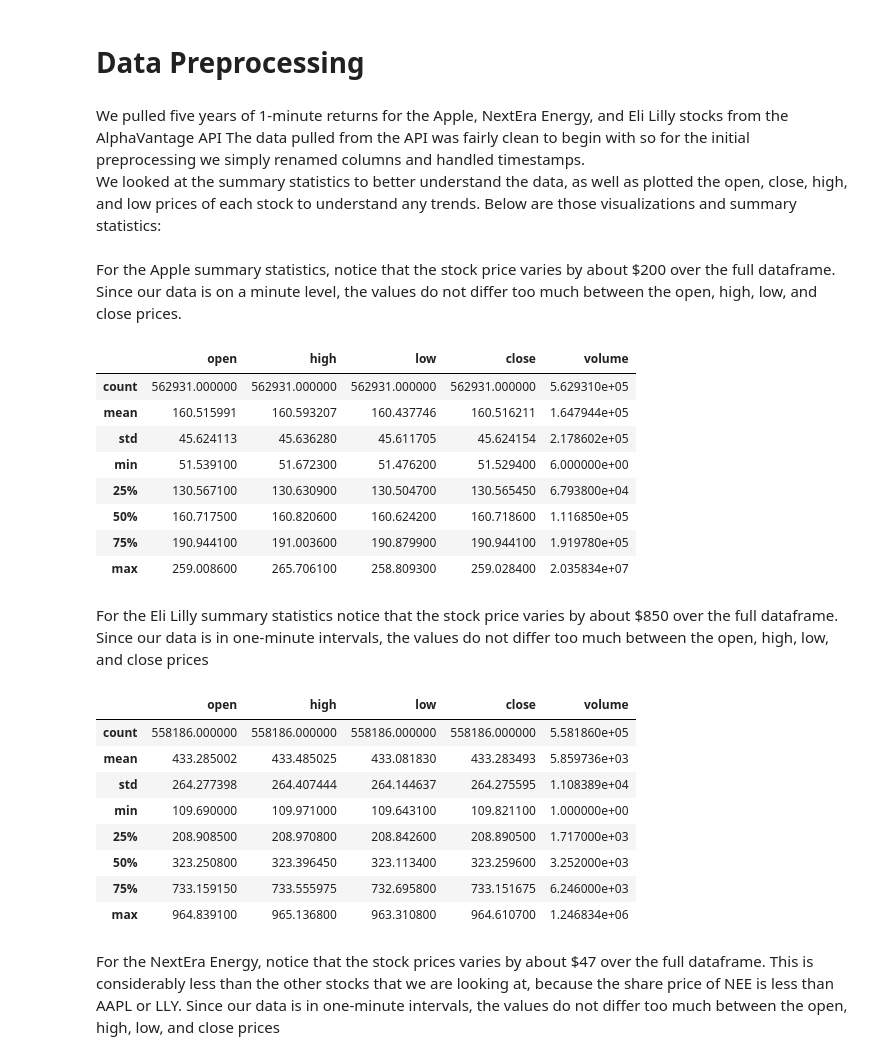
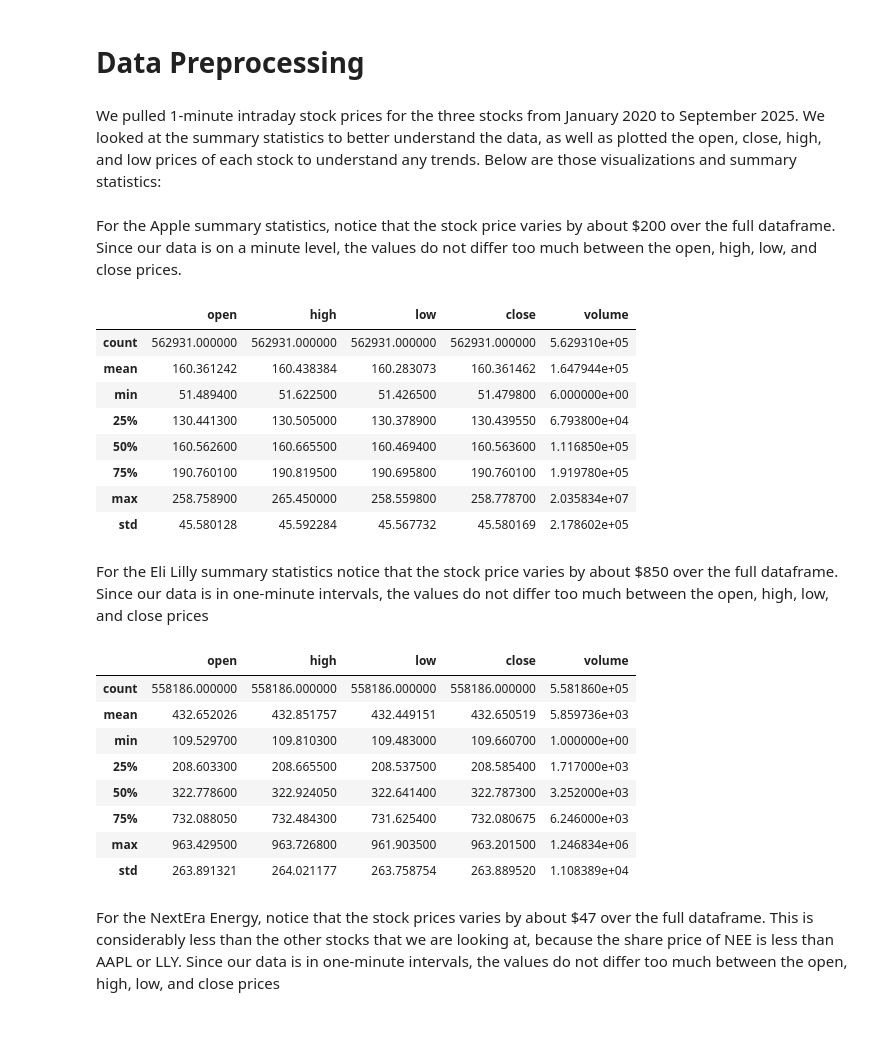
Before and after one commit to asalpert/msdas_practicum-project, a Jupyter notebook: second_report_final.ipynb, the cells around one changed output. Saved outputs shown, nothing was run; the diff lists cells and outputs as text; code cells hidden in the pictures; blank space fills up the shorter version.

```diff
--- a/second_report_final.ipynb
+++ b/second_report_final.ipynb
@@ -25,9 +40,7 @@ from arch import arch_model
 # %% [markdown]
 # Data Preprocessing
 # %% [markdown]
-We pulled five years of 1-minute returns for the Apple, NextEra Energy, and Eli Lilly stocks from the AlphaVantage API
-The data pulled from the API was fairly clean to begin with so for the initial preprocessing we simply renamed columns and handled timestamps.\
-We looked at the summary statistics to better understand the data, as well as plotted the open, close, high, and low prices of each stock to understand any trends. Below are those visualizations and summary statistics:
+We pulled 1-minute intraday stock prices for the three stocks from January 2020 to September 2025. We looked at the summary statistics to better understand the data, as well as plotted the open, close, high, and low prices of each stock to understand any trends. Below are those visualizations and summary statistics:
 # %%
 # Read Data
 aapl_df = pd.read_csv("data_files/AAPL_combined.csv.gz")
@@ -50,6 +63,7 @@ def data_preprocess(df):
 
     # Handle data types
     df['timestamp'] = pd.to_datetime(df['timestamp'])
+    df.set_index('timestamp')
 
     return df
 
@@ -59,31 +73,31 @@ nee_df = data_preprocess(nee_df)
 # %% [markdown]
 For the Apple summary statistics, notice that the stock price varies by about $200 over the full dataframe. Since our data is on a minute level, the values do not differ too much between the open, high, low, and close prices.
 # %%
-aapl_df.describe()
+aapl_df.describe().drop("timestamp", axis=1)
 # %% [output]
 |  | open | high | low | close | volume |
 | count | 562931.000000 | 562931.000000 | 562931.000000 | 562931.000000 | 5.629310e+05 |
-| mean | 160.515991 | 160.593207 | 160.437746 | 160.516211 | 1.647944e+05 |
-| std | 45.624113 | 45.636280 | 45.611705 | 45.624154 | 2.178602e+05 |
-| min | 51.539100 | 51.672300 | 51.476200 | 51.529400 | 6.000000e+00 |
-| 25% | 130.567100 | 130.630900 | 130.504700 | 130.565450 | 6.793800e+04 |
-| 50% | 160.717500 | 160.820600 | 160.624200 | 160.718600 | 1.116850e+05 |
-| 75% | 190.944100 | 191.003600 | 190.879900 | 190.944100 | 1.919780e+05 |
-| max | 259.008600 | 265.706100 | 258.809300 | 259.028400 | 2.035834e+07 |
+| mean | 160.361242 | 160.438384 | 160.283073 | 160.361462 | 1.647944e+05 |
+| min | 51.489400 | 51.622500 | 51.426500 | 51.479800 | 6.000000e+00 |
+| 25% | 130.441300 | 130.505000 | 130.378900 | 130.439550 | 6.793800e+04 |
+| 50% | 160.562600 | 160.665500 | 160.469400 | 160.563600 | 1.116850e+05 |
+| 75% | 190.760100 | 190.819500 | 190.695800 | 190.760100 | 1.919780e+05 |
+| max | 258.758900 | 265.450000 | 258.559800 | 258.778700 | 2.035834e+07 |
+| std | 45.580128 | 45.592284 | 45.567732 | 45.580169 | 2.178602e+05 |
 # %% [markdown]
 For the Eli Lilly summary statistics notice that the stock price varies by about $850 over the full dataframe. Since our data is in one-minute intervals, the values do not differ too much between the open, high, low, and close prices
 # %%
-lly_df.describe()
+lly_df.describe().drop("timestamp", axis=1)
 # %% [output]
 |  | open | high | low | close | volume |
 | count | 558186.000000 | 558186.000000 | 558186.000000 | 558186.000000 | 5.581860e+05 |
-| mean | 433.285002 | 433.485025 | 433.081830 | 433.283493 | 5.859736e+03 |
-| std | 264.277398 | 264.407444 | 264.144637 | 264.275595 | 1.108389e+04 |
-| min | 109.690000 | 109.971000 | 109.643100 | 109.821100 | 1.000000e+00 |
-| 25% | 208.908500 | 208.970800 | 208.842600 | 208.890500 | 1.717000e+03 |
-| 50% | 323.250800 | 323.396450 | 323.113400 | 323.259600 | 3.252000e+03 |
-| 75% | 733.159150 | 733.555975 | 732.695800 | 733.151675 | 6.246000e+03 |
-| max | 964.839100 | 965.136800 | 963.310800 | 964.610700 | 1.246834e+06 |
+| mean | 432.652026 | 432.851757 | 432.449151 | 432.650519 | 5.859736e+03 |
+| min | 109.529700 | 109.810300 | 109.483000 | 109.660700 | 1.000000e+00 |
+| 25% | 208.603300 | 208.665500 | 208.537500 | 208.585400 | 1.717000e+03 |
+| 50% | 322.778600 | 322.924050 | 322.641400 | 322.787300 | 3.252000e+03 |
+| 75% | 732.088050 | 732.484300 | 731.625400 | 732.080675 | 6.246000e+03 |
+| max | 963.429500 | 963.726800 | 961.903500 | 963.201500 | 1.246834e+06 |
+| std | 263.891321 | 264.021177 | 263.758754 | 263.889520 | 1.108389e+04 |
 # %% [markdown]
 For the NextEra Energy, notice that the stock prices varies by about $47 over the full dataframe. This is considerably less than the other stocks that we are looking at, because the share price of NEE is less than AAPL or LLY. Since our data is in one-minute intervals, the values do not differ too much between the open, high, low, and close prices
 # %%
```
Also changed, not shown: parts of 109 cells of this notebook, 2 other files.
